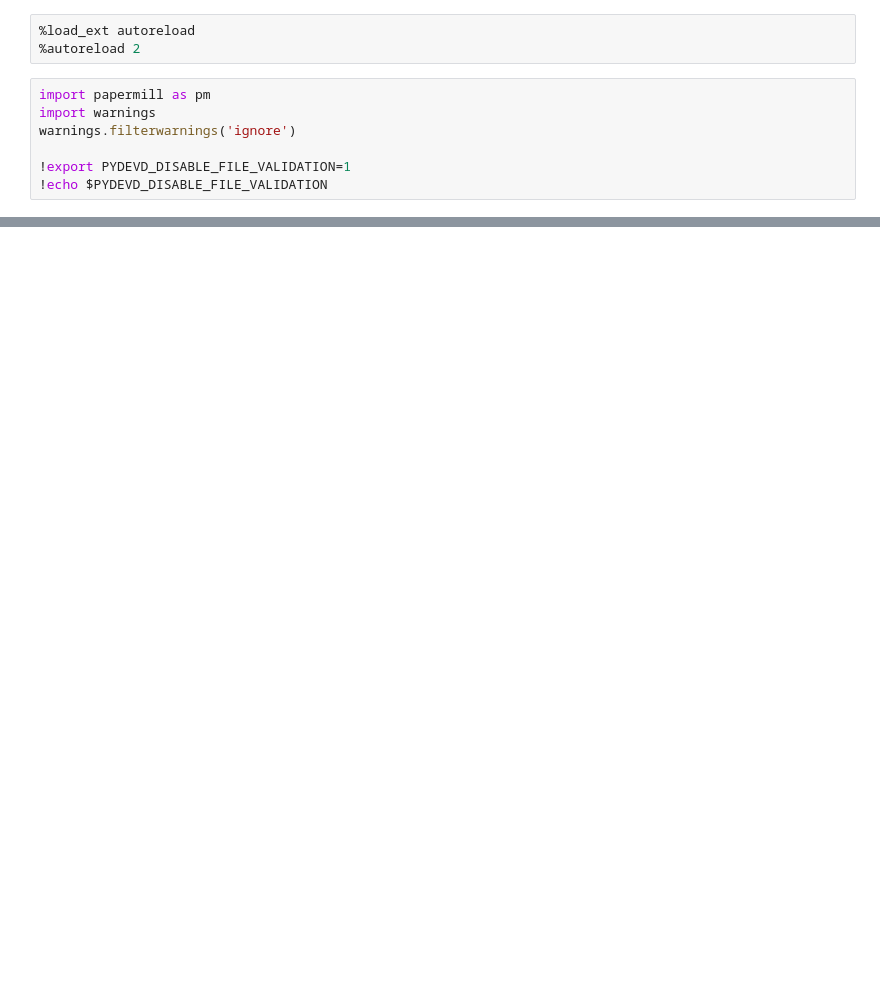
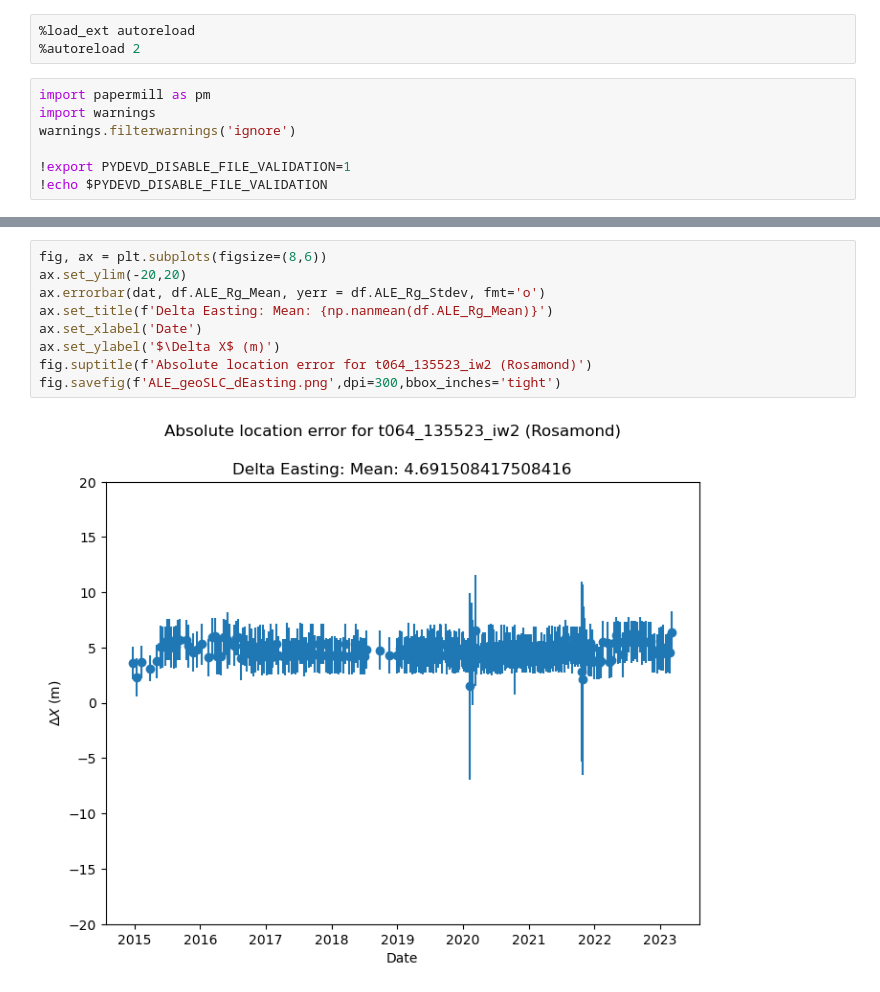
Before and after one commit to OPERA-Cal-Val/calval-CSLC, a Jupyter notebook: run_batch_ALE.ipynb, the cells around one changed output, grey strips where cells are left out. Saved outputs shown, nothing was run; the diff lists cells and outputs as text; blank space fills up the shorter version.

```diff
--- a/run_batch_ALE.ipynb
+++ b/run_batch_ALE.ipynb
@@ -78,0 +90,11 @@ ValueError: `errorbar` must be one of ['ci', 'pi', 'se', 'sd'], but 'ALE_Rg_Stde
+# %%
+fig, ax = plt.subplots(figsize=(8,6))
+ax.set_ylim(-20,20)
+ax.errorbar(dat, df.ALE_Rg_Mean, yerr = df.ALE_Rg_Stdev, fmt='o')
+ax.set_title(f'Delta Easting: Mean: {np.nanmean(df.ALE_Rg_Mean)}')
+ax.set_xlabel('Date')
+ax.set_ylabel('$\Delta X$ (m)')
+fig.suptitle(f'Absolute location error for t064_135523_iw2 (Rosamond)')
+fig.savefig(f'ALE_geoSLC_dEasting.png',dpi=300,bbox_inches='tight')
+# %% [output]
+[figure, added]
```
Also changed, not shown: parts of 6 cells of this notebook, 6 other files.
